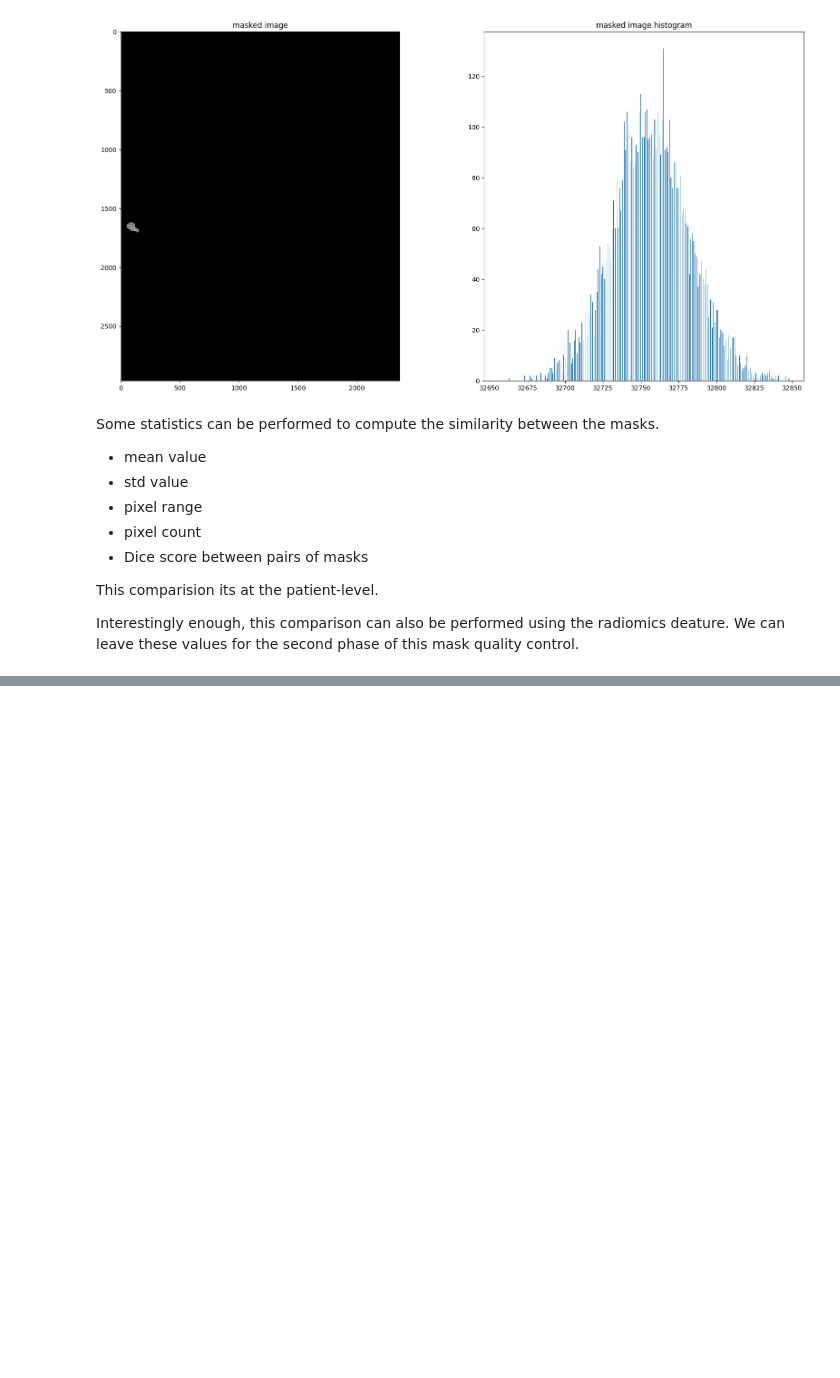
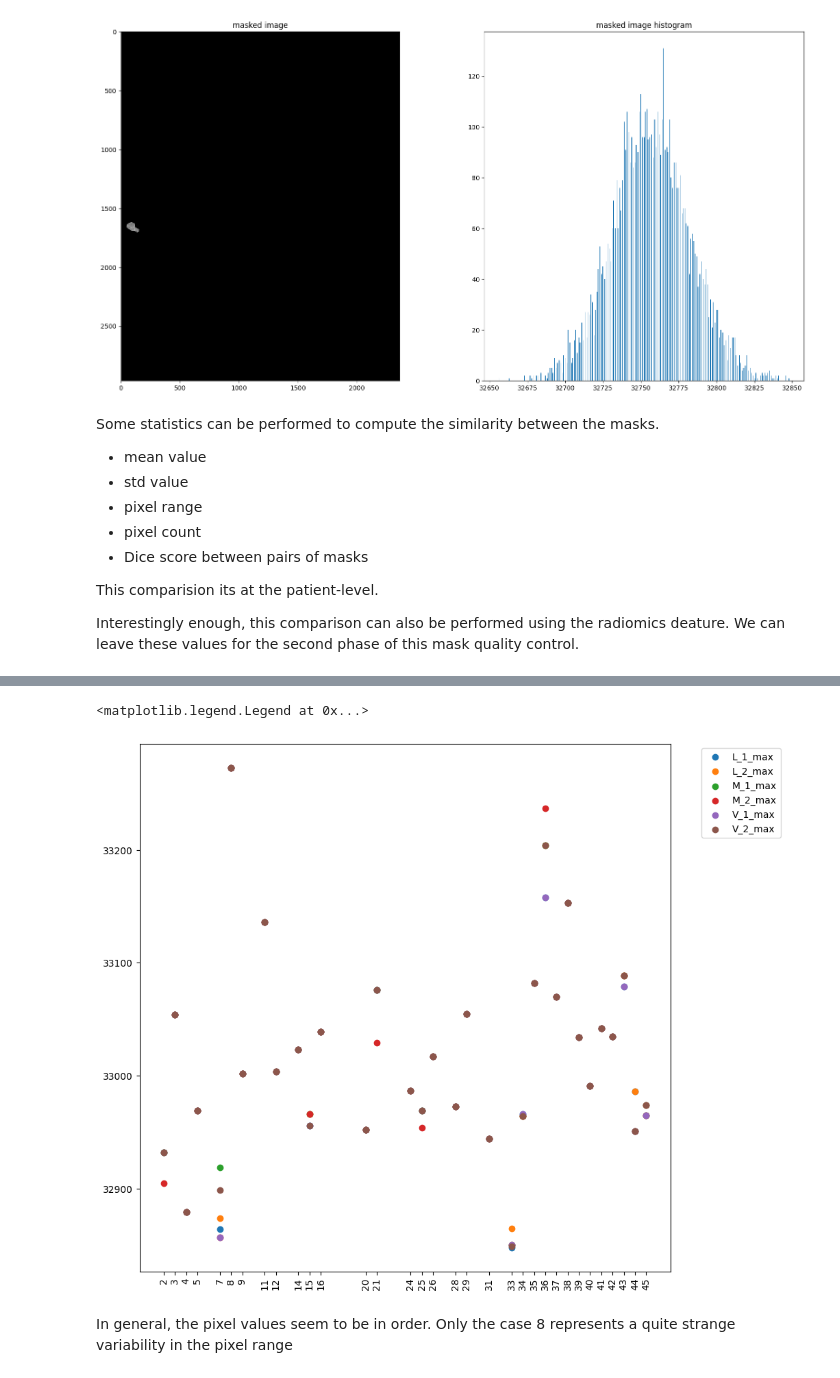
Before and after one commit to Likalto4/Added_value_feature_uncertainty, a Jupyter notebook: data_analysis/data_visualisation.ipynb, the cells around one changed output, grey strips where cells are left out. Drawn from its saved outputs; the diff is of its cells as text; code cells hidden in the pictures; blank space fills up the shorter version.

```diff
--- a/data_analysis/data_visualisation.ipynb
+++ b/data_analysis/data_visualisation.ipynb
@@ -277,0 +408,15 @@ df_dice.plot(kind='box', figsize=(10,10))
+# %%
+df_path = repo_path / 'data/quality_control' / 'masked-region_statistics.csv'
+df = pd.read_csv(df_path, index_col=0)
+
+plt.figure(figsize=(10,10))
+for colu in df.filter(regex='max').columns:
+    plt.scatter(x=df[colu].index[:], y=df[colu].values[:], label=colu)
+# show all x ticks
+plt.xticks(df.index, df.index, rotation='vertical')
+plt.legend(bbox_to_anchor=(1.05, 1), loc='upper left')
+# %% [output]
+<matplotlib.legend.Legend at 0x...>
+[figure, added]
+# %% [markdown]
+In general, the pixel values seem to be in order. Only the case 8 represents a quite strange variability in the pixel range
```
Also changed, not shown: parts of 11 cells of this notebook.
